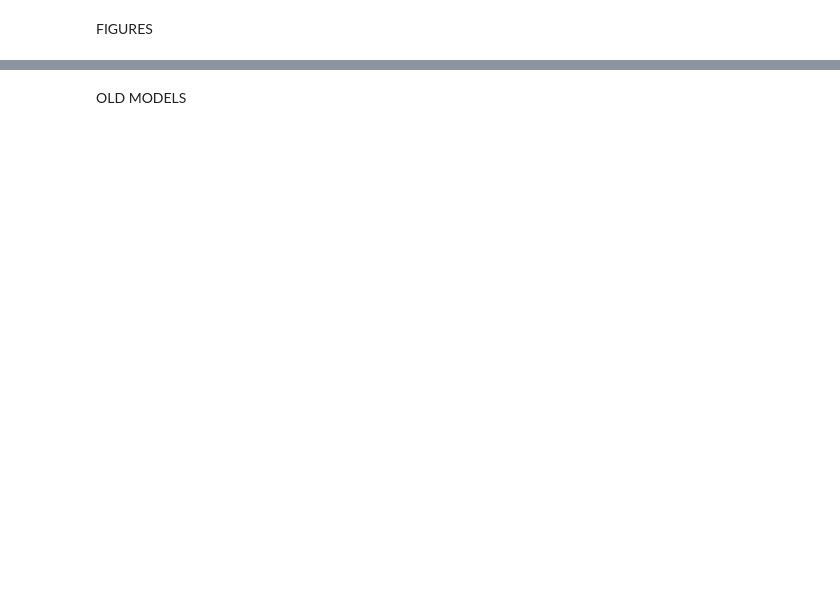
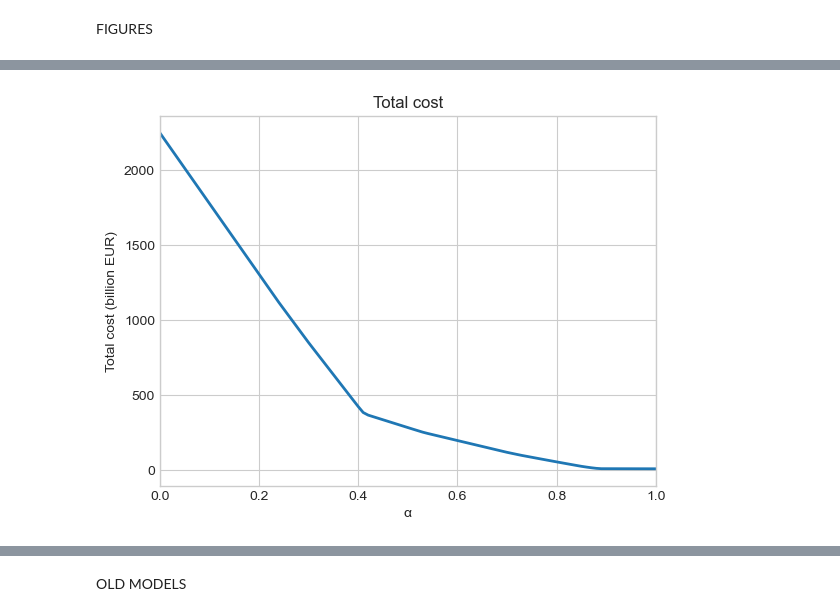
Before and after one commit to Emiknd/test, a Jupyter notebook: Seminar.ipynb, the cells around one changed output, grey strips where cells are left out. Cells and saved outputs as stored; diff of their text form; code cells hidden in the pictures; blank space fills up the shorter version.

```diff
--- a/Seminar.ipynb
+++ b/Seminar.ipynb
@@ -403,0 +355,19 @@ share_curtailment = 0.9871059090755362 , 0.9729879101983462, 0.9191847383648472,
+# %%
+# Cost Plot
+Z_billion = results_df['Z']/1000000000
+
+# plot
+fig, ax = plt.subplots()
+
+ax.plot(alpha_values, Z_billion, linewidth=2.0)
+
+ax.set(xlim=(0, 1), xlabel='\u03B1', ylabel='Total cost (billion EUR)')
+
+ax.set_title('Total cost')
+
+plt.show()
+
+# save the graph as an image file
+# plt.savefig('TC.png')
+# %% [output]
+[figure, added]
```
Also changed, not shown: parts of 12 cells of this notebook.
